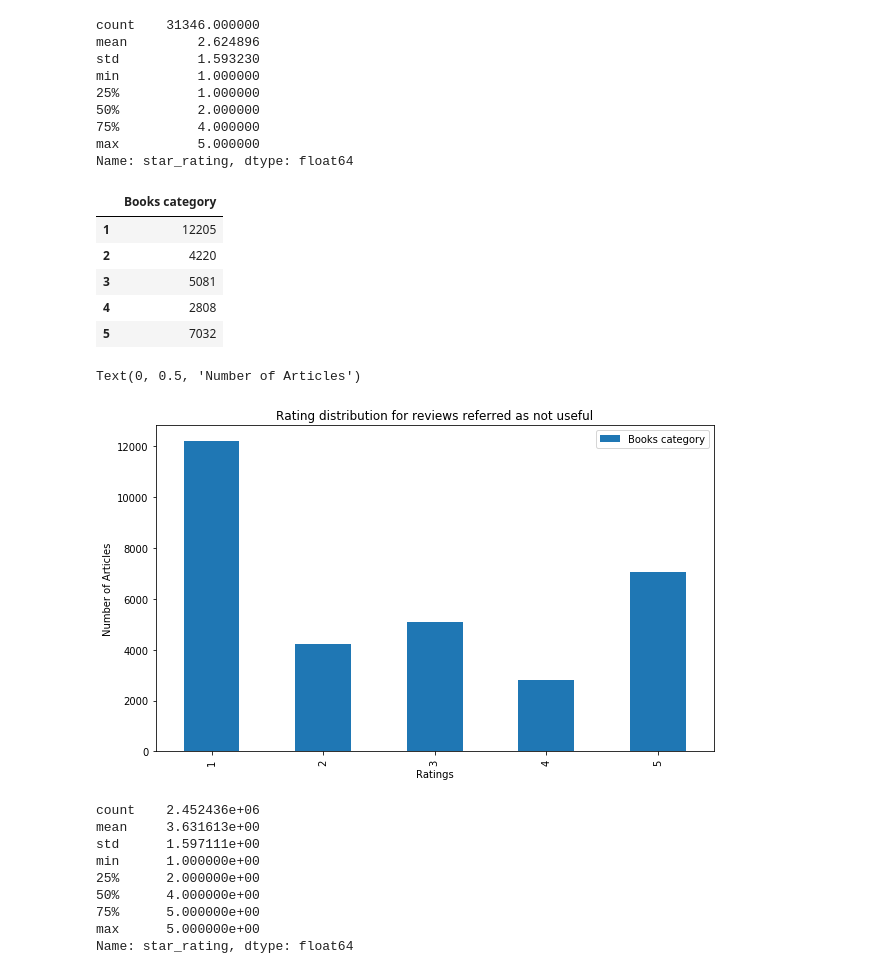
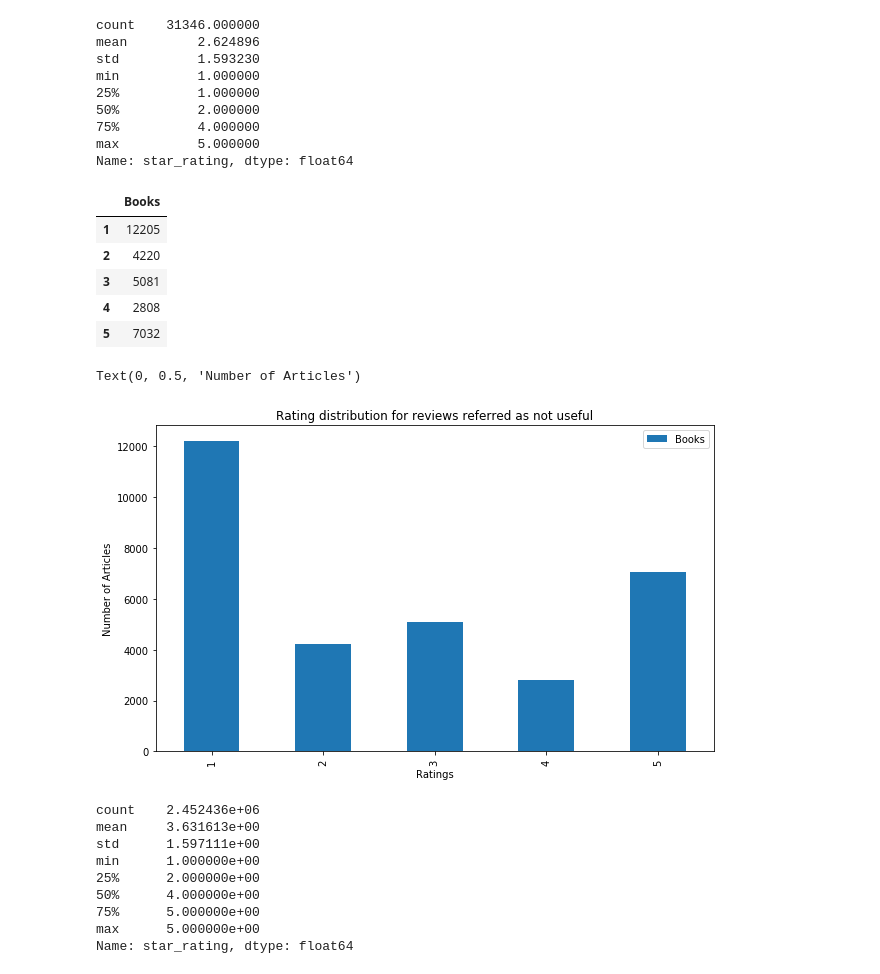
Before and after one commit to pjuda/ada-project, a Jupyter notebook: amazon-project_gianni.ipynb, the cells around one changed output. Drawn from its saved outputs; the diff is of its cells as text; code cells hidden in the pictures.

```diff
--- a/amazon-project_gianni.ipynb
+++ b/amazon-project_gianni.ipynb
@@ -481,12 +483,12 @@ Name: star_rating, dtype: float64
 # %%
 df_star = bad_df_books['star_rating']
 c = Counter(df_star)
 
 df_star_prop = pd.DataFrame(c, index=[0]).transpose().sort_index(axis=0)
-df_star_prop.columns = ["Books category"]
+df_star_prop.columns = ["Books"]
 df_star_prop
 # %% [output]
-|  | Books category |
+|  | Books |
 | 1 | 12205 |
 | 2 | 4220 |
 | 3 | 5081 |
@@ -499,7 +501,7 @@ ax.set_xlabel("Ratings")
 ax.set_ylabel("Number of Articles")
 # %% [output]
 Text(0, 0.5, 'Number of Articles')
-[figure, old version]
+[figure, new version]
 # %%
 df_books_ref['star_rating'].describe()
 # %% [output]
```
Also changed, not shown: parts of 9 cells of this notebook, 1 other file.
